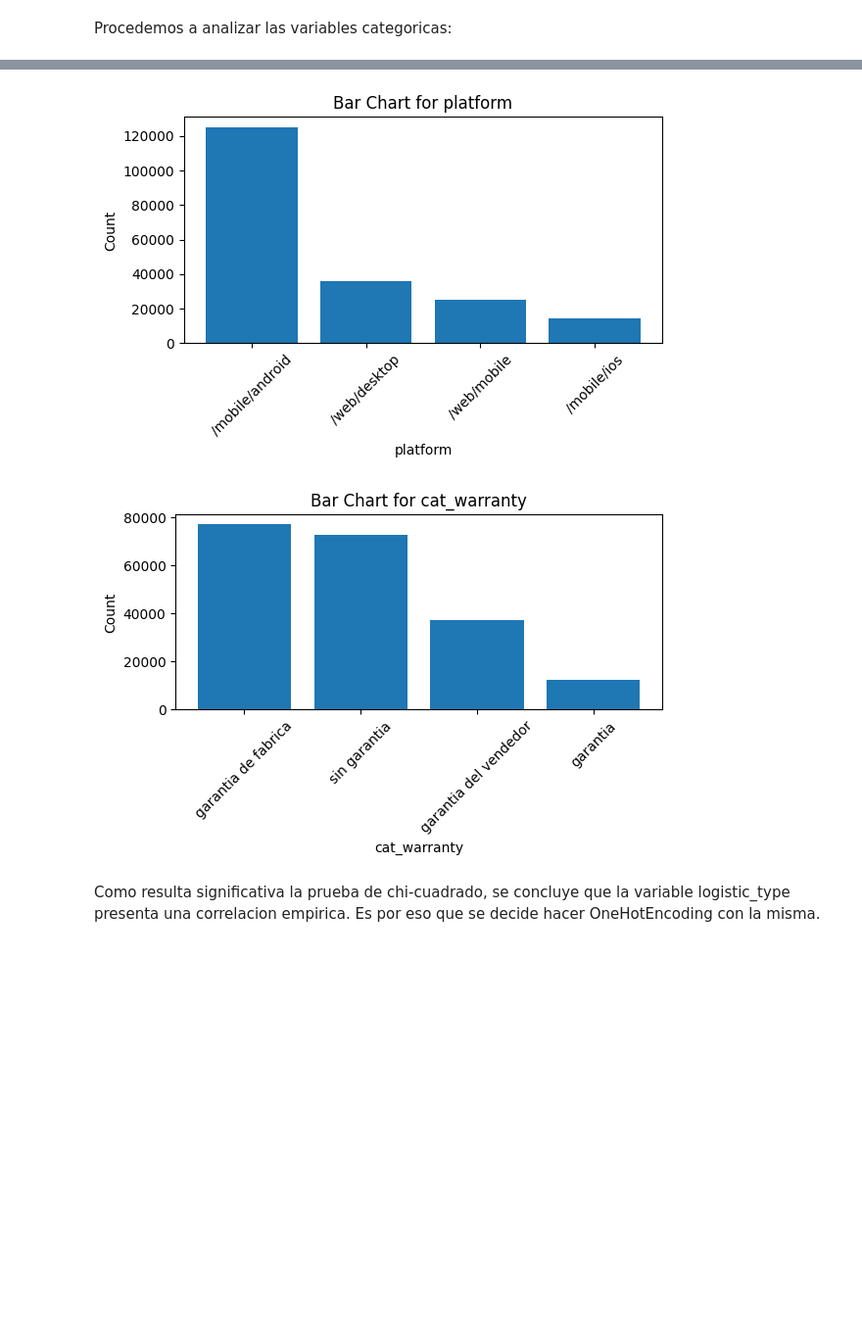
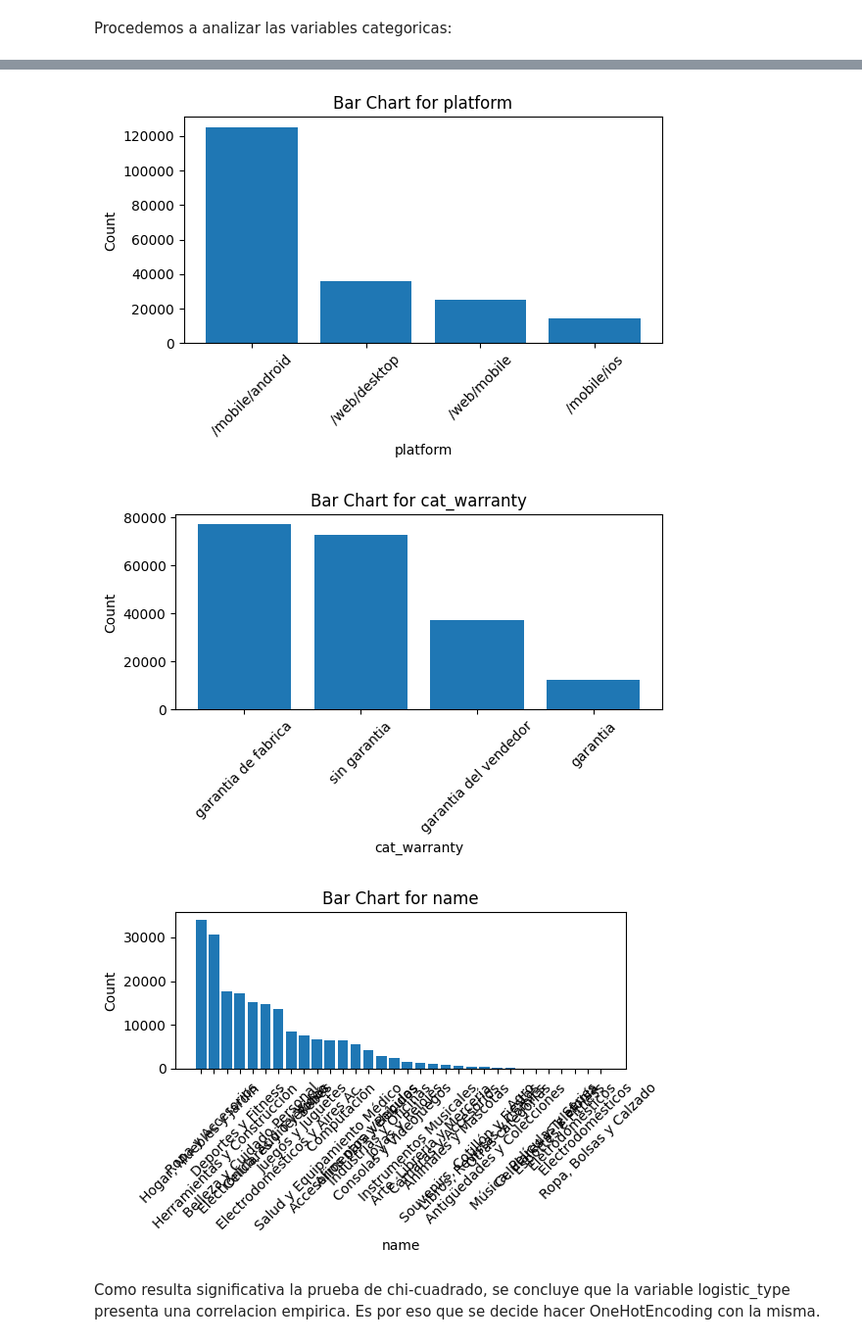
Before and after one commit to abrilnoguera/MLConversionPrediction, a Jupyter notebook: analisis.ipynb, the cells around one changed output, grey strips where cells are left out. Shown at 98% size. Drawn from its saved outputs; the diff is of its cells as text; code cells hidden in the pictures; blank space fills up the shorter version.

```diff
--- a/analisis.ipynb
+++ b/analisis.ipynb
@@ -329,5 +327,5 @@ def categorizar_garantia(garantia):
         return "sin garantia"
 # %%
 # Aplica la función a la columna "garantia"
-df_text["cat_warranty"] = df_text["warranty"].apply(categorizar_garantia)
+df_categoricas["cat_warranty"] = df_categoricas["warranty"].apply(categorizar_garantia)
 # %%
@@ -353,8 +351,6 @@ Chi-square: 126.2365510005184
 P-value: 3.499566183925306e-27
 # %% [markdown]
 A partir de el analisis de correlación (Chi cuadrado) notamos que existe una asociación significativa entre las dos variables categóricas. Por lo que la utilizaremos en el modelo para estimar la probabilidad de conversion.
-# %%
-df_categoricas['cat_warranty'] = df_text['cat_warranty']
 # %% [markdown]
 La variable main_picture determina si el producto tenia o no imagen, se transforma a booleana de si tiene o no imagen.
 # %%
@@ -415,0 +447,2 @@ P-value: 3.269950268794381e-161
+# %%
+df_text['name'] = df['full_name'].str.split('-', n=1).str[0]
@@ -415,0 +465,2 @@ P-value: 3.269950268794381e-161
+# %%
+df_categoricas['name'] = df_text['name']
@@ -427,34 +619,35 @@ for column in df_categoricas[['picture','platform_web']]:
     plt.figure(figsize=(6, 4))  # Tamaño del gráfico (opcional)
     plt.bar(categories, values)
     plt.xlabel(column)
     plt.ylabel('Count')
     plt.title(f'Bar Chart for {column}')
     plt.xticks(rotation=45)  # Rotar etiquetas si son largas
     plt.xticks([0, 1], ['No', 'Sí'])
     plt.tight_layout()  # Ajustar el diseño
     plt.show()
 
 # Iterar a través de las columnas categóricas y crear un gráfico de barras para cada una
-for column in df_categoricas[["listing_type_id","logistic_type", "platform",'cat_warranty']]:
+for column in df_categoricas[["listing_type_id","logistic_type", "platform",'cat_warranty','name']]:
     categories = df_categoricas[column].value_counts().index
     values = df_categoricas[column].value_counts().values
 
 
     plt.figure(figsize=(6, 4))  # Tamaño del gráfico (opcional)
     plt.bar(categories, values)
     plt.xlabel(column)
     plt.ylabel('Count')
     plt.title(f'Bar Chart for {column}')
     plt.xticks(rotation=45)  # Rotar etiquetas si son largas
     plt.tight_layout()  # Ajustar el diseño
     plt.show()
 # %% [output]
 [figure]
 [figure]
 [figure]
 [figure]
 [figure]
 [figure]
+[figure, added]
 # %% [markdown]
 Como resulta significativa la prueba de chi-cuadrado, se concluye que la variable logistic_type presenta una correlacion empirica. Es por eso que se decide hacer OneHotEncoding con la misma.
 # %% [markdown]
```
Also changed, not shown: parts of 42 cells of this notebook.
